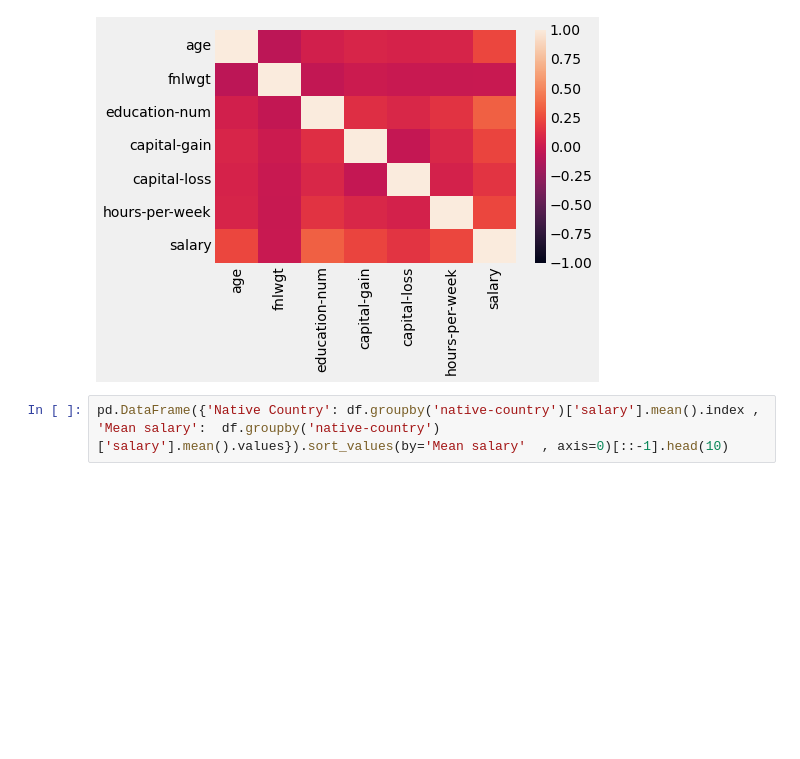
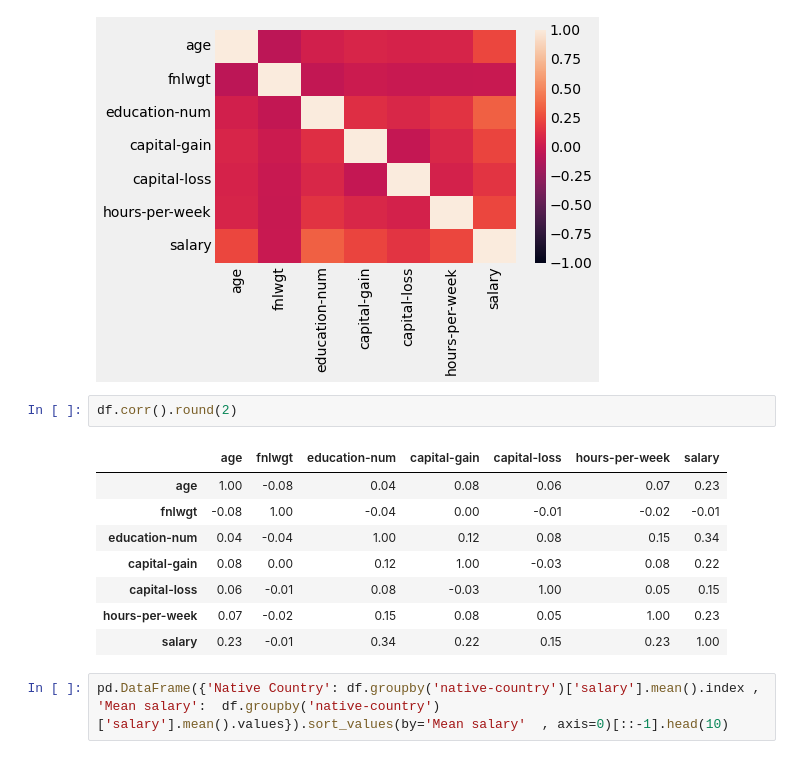
Before and after one commit to onemarcos/Data-Science-Projects, a Jupyter notebook: Salary Prediction/Salary-Prediction.ipynb, the cells around one changed output. Saved outputs shown, nothing was run; the diff lists cells and outputs as text; blank space fills up the shorter version.

```diff
--- a/Salary Prediction/Salary-Prediction.ipynb
+++ b/Salary Prediction/Salary-Prediction.ipynb
@@ -307,6 +307,17 @@ sns.heatmap(data=df.corr(), vmin=-1, vmax=1 )
 # %% [output]
 <AxesSubplot:>
 [figure]
+# %%
+df.corr().round(2)
+# %% [output]
+|  | age | fnlwgt | education-num | capital-gain | capital-loss | hours-per-week | salary |
+| age | 1.00 | -0.08 | 0.04 | 0.08 | 0.06 | 0.07 | 0.23 |
+| fnlwgt | -0.08 | 1.00 | -0.04 | 0.00 | -0.01 | -0.02 | -0.01 |
+| education-num | 0.04 | -0.04 | 1.00 | 0.12 | 0.08 | 0.15 | 0.34 |
+| capital-gain | 0.08 | 0.00 | 0.12 | 1.00 | -0.03 | 0.08 | 0.22 |
+| capital-loss | 0.06 | -0.01 | 0.08 | -0.03 | 1.00 | 0.05 | 0.15 |
+| hours-per-week | 0.07 | -0.02 | 0.15 | 0.08 | 0.05 | 1.00 | 0.23 |
+| salary | 0.23 | -0.01 | 0.34 | 0.22 | 0.15 | 0.23 | 1.00 |
 # %%
 pd.DataFrame({'Native Country': df.groupby('native-country')['salary'].mean().index , 'Mean salary':  df.groupby('native-country')['salary'].mean().values}).sort_values(by='Mean salary'  , axis=0)[::-1].head(10)
 # %% [output]
```
Also changed, not shown: parts of 1 cell of this notebook.
